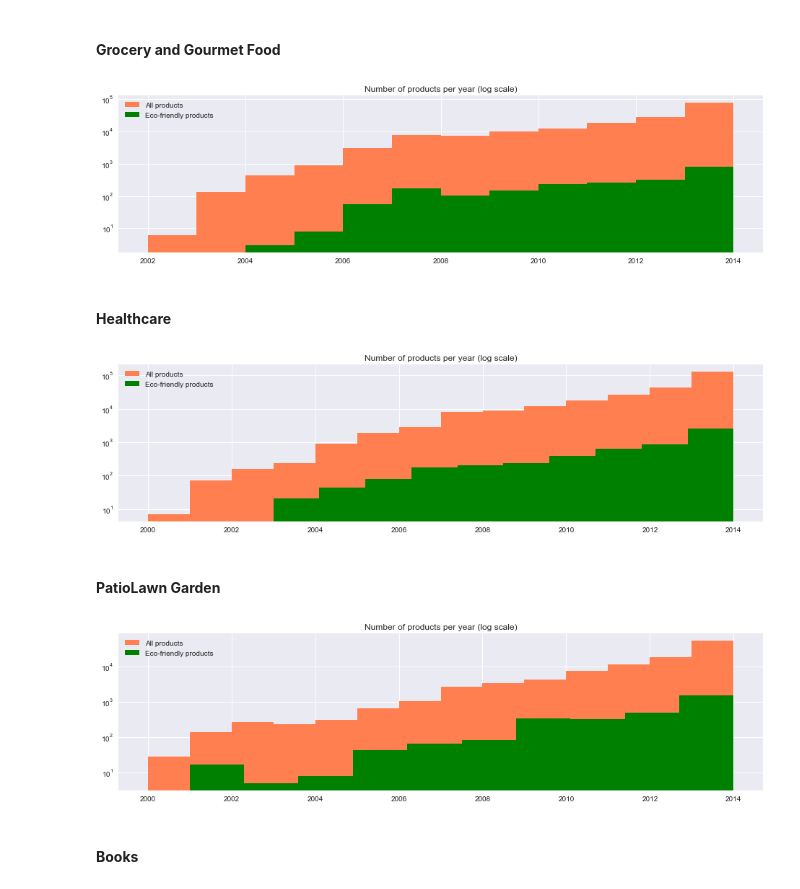
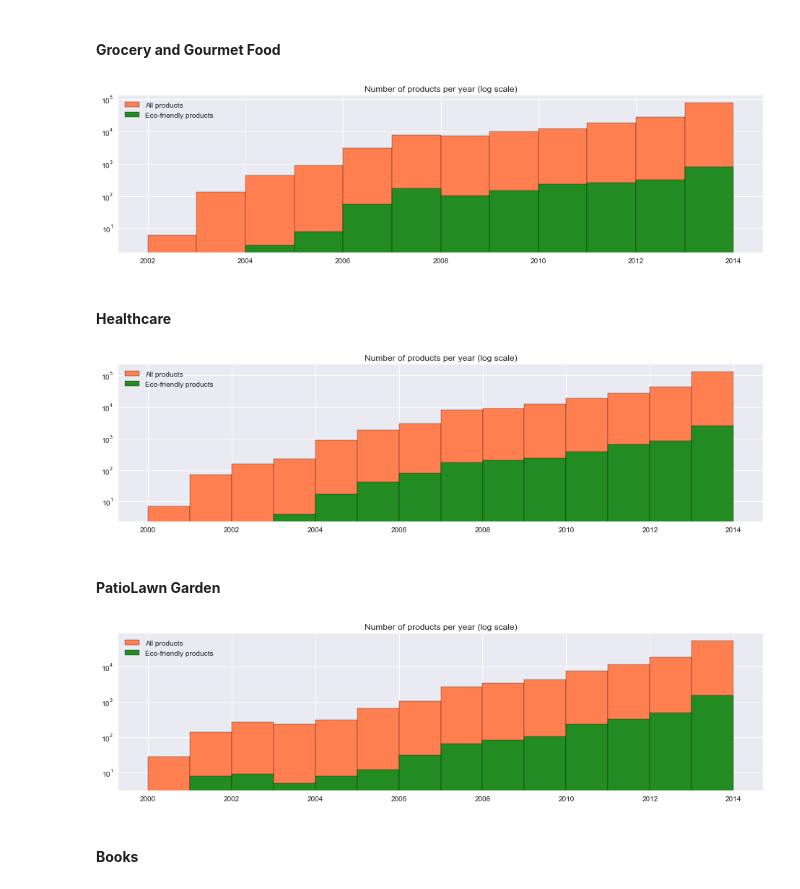
Before and after one commit to MaxencePPierre/ada-project, a Jupyter notebook: project_general.ipynb, the cells around one changed output. Saved outputs shown, nothing was run; the diff lists cells and outputs as text; code cells hidden in the pictures.

```diff
--- a/project_general.ipynb
+++ b/project_general.ipynb
@@ -390,14 +391,14 @@ groceryall_firstrev_pd['Year'] = pd.to_datetime(groceryall_firstrev_pd['min(unix
 fig, axes = plt.subplots(1,1)
 fig.set_size_inches(16,4)
 
-ax = groceryall_firstrev_pd.hist("Year", log=True, color="coral", bins=12,ax=axes)
-grocerybio_firstrev_pd.hist("Year", color="green", log=True,bins=10,ax = ax)
+ax = groceryall_firstrev_pd.hist("Year", log=True, color="coral", edgecolor='black',bins=12,ax=axes)
+grocerybio_firstrev_pd.hist("Year", color="forestgreen", edgecolor='black',log=True,bins=10,ax = ax)
 plt.title('Number of products per year (log scale)')
 axes.legend(['All products',"Eco-friendly products"])
 
 plt.show()
 # %% [output]
-[figure, old version]
+[figure, new version]
 # %% [markdown]
 <br>
 
@@ -414,8 +415,8 @@ healthcareall_firstrev_pd['Year'] = pd.to_datetime(healthcareall_firstrev_pd['mi
 fig, axes = plt.subplots(1,1)
 fig.set_size_inches(16,4)
 
-ax = healthcareall_firstrev_pd.hist("Year", log=True, color="coral", bins=14, ax=axes)
-healthcarebio_firstrev_pd.hist("Year", color="green", log=True,bins=10,ax=ax)
+ax = healthcareall_firstrev_pd.hist("Year", log=True, color="coral", edgecolor='black',bins=14, ax=axes)
+healthcarebio_firstrev_pd.hist("Year", color="forestgreen", edgecolor='black', log=True,bins=11,ax=ax)
 
 plt.title('Number of products per year (log scale)')
 axes.legend(['All products',"Eco-friendly products"])
@@ -423,7 +424,7 @@ axes.legend(['All products',"Eco-friendly products"])
 
 plt.show()
 # %% [output]
-[figure, old version]
+[figure, new version]
 # %% [markdown]
 <br>
 
@@ -439,18 +440,18 @@ gardeneall_firstrev_pd['Year'] = pd.to_datetime(gardeneall_firstrev_pd['min(unix
 # %%
 fig, axes = plt.subplots(1,1)
 fig.set_size_inches(16,4)
 
-ax = gardeneall_firstrev_pd.hist("Year", log=True, color="coral", bins=14, ax=axes)
-gardenbio_firstrev_pd.hist("Year", color="green", log=True,bins=10,ax=ax)
+ax = gardeneall_firstrev_pd.hist("Year", log=True, color="coral", edgecolor='black', bins=14, ax=axes)
+gardenbio_firstrev_pd.hist("Year", color="forestgreen", edgecolor='black', log=True,bins=13,ax=ax)
 
 plt.title('Number of products per year (log scale)')
 axes.legend(['All products',"Eco-friendly products"])
 
 
 
 plt.show()
 # %% [output]
-[figure, old version]
+[figure, new version]
 # %% [markdown]
 <br>
 
```
Also changed, not shown: parts of 21 cells of this notebook.
